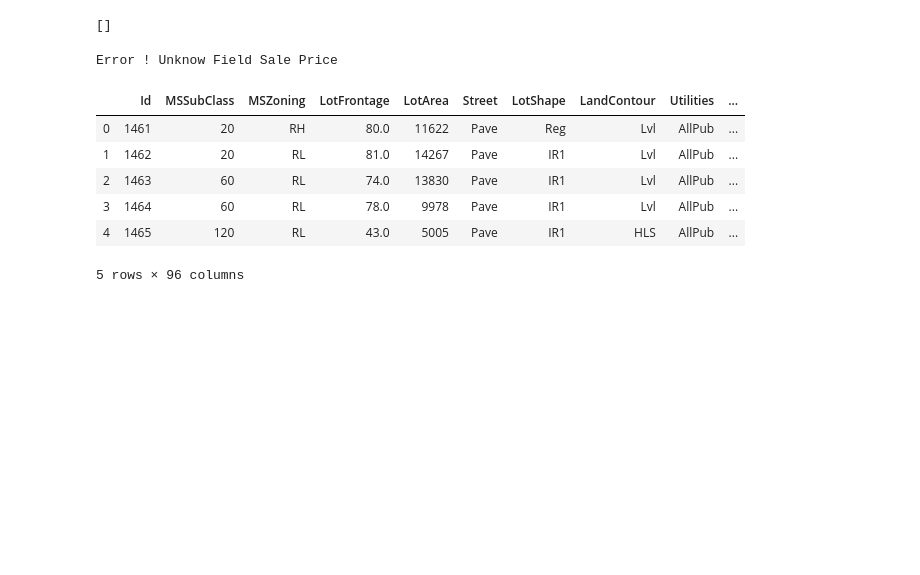
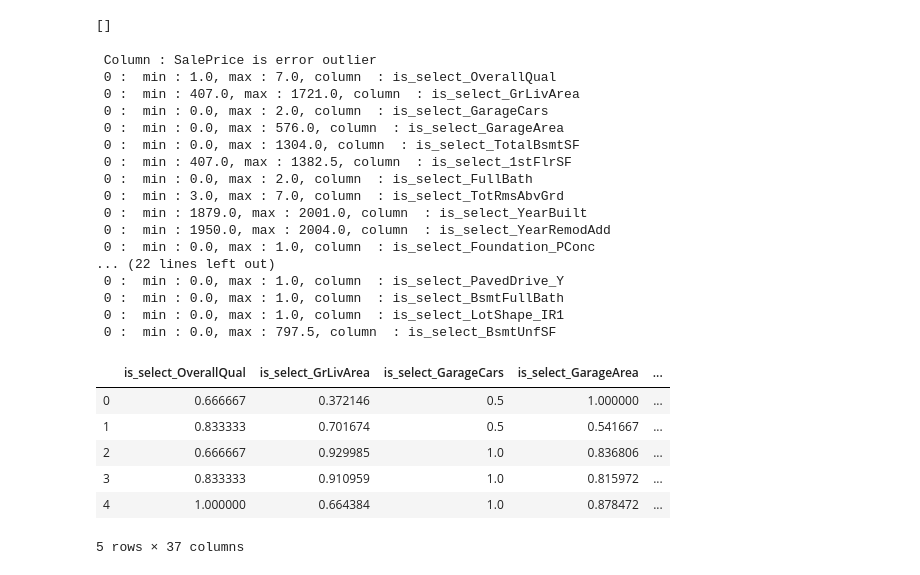
Before and after one commit to DataMining-GPABT/PredictPriceHouse, a Jupyter notebook: SourceCode/10_PredictPrice_Cleandata.ipynb, the cells around one changed output. Saved outputs shown, nothing was run; the diff lists cells and outputs as text; code cells hidden in the pictures; blank space fills up the shorter version.

```diff
--- a/SourceCode/10_PredictPrice_Cleandata.ipynb
+++ b/SourceCode/10_PredictPrice_Cleandata.ipynb
@@ -22,8 +22,10 @@ matplotlib.rcParams['figure.figsize'] = (12,8)
 pd.options.mode.chained_assignment = None
 
 # read the data
-#df = pd.read_csv('file_price_house/train.csv')
-df = pd.read_csv('file_price_house/test.csv')
+
+define_fileName = 'train'; # train or test <== เลือกว่าจะ crean ข้อมูล train หรือ test
+df = pd.read_csv('file_price_house/'+define_fileName+'.csv')
+
 
 print(df.shape) # แสดง (Row, column)
 print(df.dtypes) # แสดง data type
@@ -252,14 +310,23 @@ df
 # %%
 #ดูความสัมพันธ์ของข้อมูลเพื่อเลือก Feature เพื่อ เลือก feature
+# https://levelup.gitconnected.com/pearson-coefficient-of-correlation-using-pandas-ca68ce678c04
+#.core() for ignore not string
+# Pearson Coefficient of Correlation
+########################################
 cols=[]
-if set(['SalePrice']).issubset(df.columns):
-    corrmat = df.corr()
-    k = 20 #กำหนดค่าาตัวแปลที่มีความสันธ์ 10 ตัวเพื่อเลือก feature มาใช้
+
+if set(['SalePrice']).issubset(df_convert.columns):
+    corrmat = df_convert.corr()
+    corr = corrmat.sort_values('SalePrice')
+    cols = corr['SalePrice'][corr['SalePrice'].values > 0.2].index.values
+    k = len(cols) #ต้องการใช้ข้อมูล top xx มาใช้
     cols = corrmat.nlargest(k, 'SalePrice')['SalePrice'].index
-    cm = np.corrcoef(df[cols].values.T)
+
+    cm = np.corrcoef(df_convert[cols].values.T)
     sns.set(font_scale=1.25)
     hm = sns.heatmap(cm, cbar=True, annot=True, square=True, fmt='.2f', annot_kws={'size': 10}, yticklabels=cols.values, xticklabels=cols.values)
     plt.show()
+
 else:
   print("No display . Display When SalePrice Column ")
 # %% [output]
@@ -288,14 +355,5 @@ dis
 # %% [output]
 Unknow Field Sale Price
 []
-# %%
-def func_convertReplaceOulier(ColName):
-    try:
-        Q1 = df[ColName].quantile(0.25)
-        Q3 = df[ColName].quantile(0.75)
-        df["is_select_"+ColName] = np.where(df[ColName] < Q1, Q1,df[ColName])
-        df["is_select_"+ColName] = np.where(df[ColName] > Q3, Q3,df[ColName])
-    except KeyError:
-        print(f"Error ! Unknow Field Sale Price")
 # %%
 ## ทดลองหา Clean Outler Sale Price
@@ -306,31 +410,52 @@ if set(['SalePrice']).issubset(df.columns):
 # %%
 ## Loop for Clean Field
 # ถ้าข้อมูลน้อยกว่า min ให้ replace min , ถ้าข้อมูลมากกว่า max ให้ replace max
 ##############################
 ## example
 ### 1	OverallQual
 #func_convertReplaceOulier("OverallQual")
 ###############################################
+arr_zero = []
+count=0
 
-if set(['SalePrice']).issubset(df.columns):
+if set(['SalePrice']).issubset(df_convert.columns):
     all_column = most_corr["Most Correlated Features"]
     for col in all_column:
+        count +=1
         func_convertReplaceOulier(col)
 else : ## case กรณีเป็นข้อมูลไฟล์ test จะดึงข้อมูล train ที่คลีนก่อนหน้าเพื่อมาหา column ที่ทำการ clean เพื่อให้ข้อมูลตรงกัน
     data_train = pd.read_csv('file_price_house/train_clean.csv')
     for col_t in data_train.columns:# loop เอา column ทั้งหด
         if 'is_select_'  in col_t:
             col_s =col_t.replace("is_select_","")
+            #print(col_s)
             func_convertReplaceOulier(col_s)
 
-
-df.head()
+#แสดงแค่ข้อมูลที่เลือก
+IsSelect = [col for col in df_convert.columns if 'is_select_'  in col]
+df_convert[IsSelect].head()
 # %% [output]
-Error ! Unknow Field Sale Price
+ Column : SalePrice is error outlier
+ 0 :  min : 1.0, max : 7.0, column  : is_select_OverallQual
+ 0 :  min : 407.0, max : 1721.0, column  : is_select_GrLivArea
+ 0 :  min : 0.0, max : 2.0, column  : is_select_GarageCars
+ 0 :  min : 0.0, max : 576.0, column  : is_select_GarageArea
+ 0 :  min : 0.0, max : 1304.0, column  : is_select_TotalBsmtSF
+ 0 :  min : 407.0, max : 1382.5, column  : is_select_1stFlrSF
+ 0 :  min : 0.0, max : 2.0, column  : is_select_FullBath
+ 0 :  min : 3.0, max : 7.0, column  : is_select_TotRmsAbvGrd
+ 0 :  min : 1879.0, max : 2001.0, column  : is_select_YearBuilt
+ 0 :  min : 1950.0, max : 2004.0, column  : is_select_YearRemodAdd
+ 0 :  min : 0.0, max : 1.0, column  : is_select_Foundation_PConc
+... (22 lines left out)
+ 0 :  min : 0.0, max : 1.0, column  : is_select_PavedDrive_Y
+ 0 :  min : 0.0, max : 1.0, column  : is_select_BsmtFullBath
+ 0 :  min : 0.0, max : 1.0, column  : is_select_LotShape_IR1
+ 0 :  min : 0.0, max : 797.5, column  : is_select_BsmtUnfSF
-|  | Id | MSSubClass | MSZoning | LotFrontage | LotArea | Street | LotShape | LandContour | Utilities | ... |
-| 0 | 1461 | 20 | RH | 80.0 | 11622 | Pave | Reg | Lvl | AllPub | ... |
-| 1 | 1462 | 20 | RL | 81.0 | 14267 | Pave | IR1 | Lvl | AllPub | ... |
-| 2 | 1463 | 60 | RL | 74.0 | 13830 | Pave | IR1 | Lvl | AllPub | ... |
-| 3 | 1464 | 60 | RL | 78.0 | 9978 | Pave | IR1 | Lvl | AllPub | ... |
-| 4 | 1465 | 120 | RL | 43.0 | 5005 | Pave | IR1 | HLS | AllPub | ... |
+|  | is_select_OverallQual | is_select_GrLivArea | is_select_GarageCars | is_select_GarageArea | ... |
+| 0 | 0.666667 | 0.372146 | 0.5 | 1.000000 | ... |
+| 1 | 0.833333 | 0.701674 | 0.5 | 0.541667 | ... |
+| 2 | 0.666667 | 0.929985 | 1.0 | 0.836806 | ... |
+| 3 | 0.833333 | 0.910959 | 1.0 | 0.815972 | ... |
+| 4 | 1.000000 | 0.664384 | 1.0 | 0.878472 | ... |
-5 rows × 96 columns
+5 rows × 37 columns
```
Also changed, not shown: parts of 19 cells of this notebook, 3 other files.
